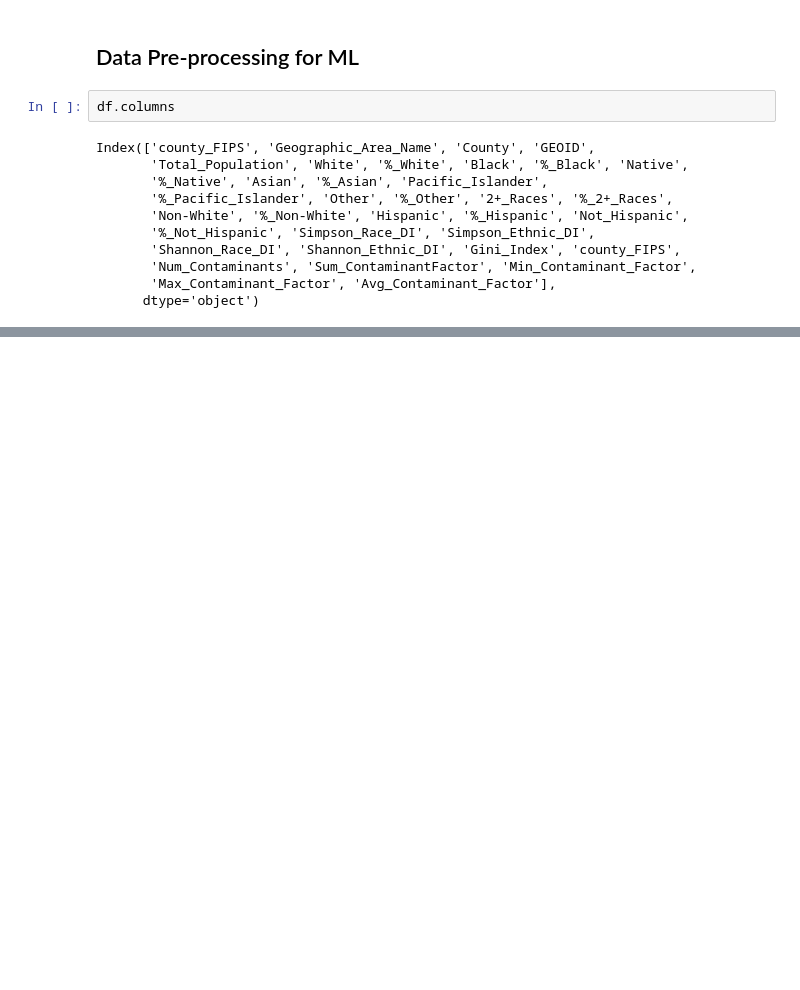
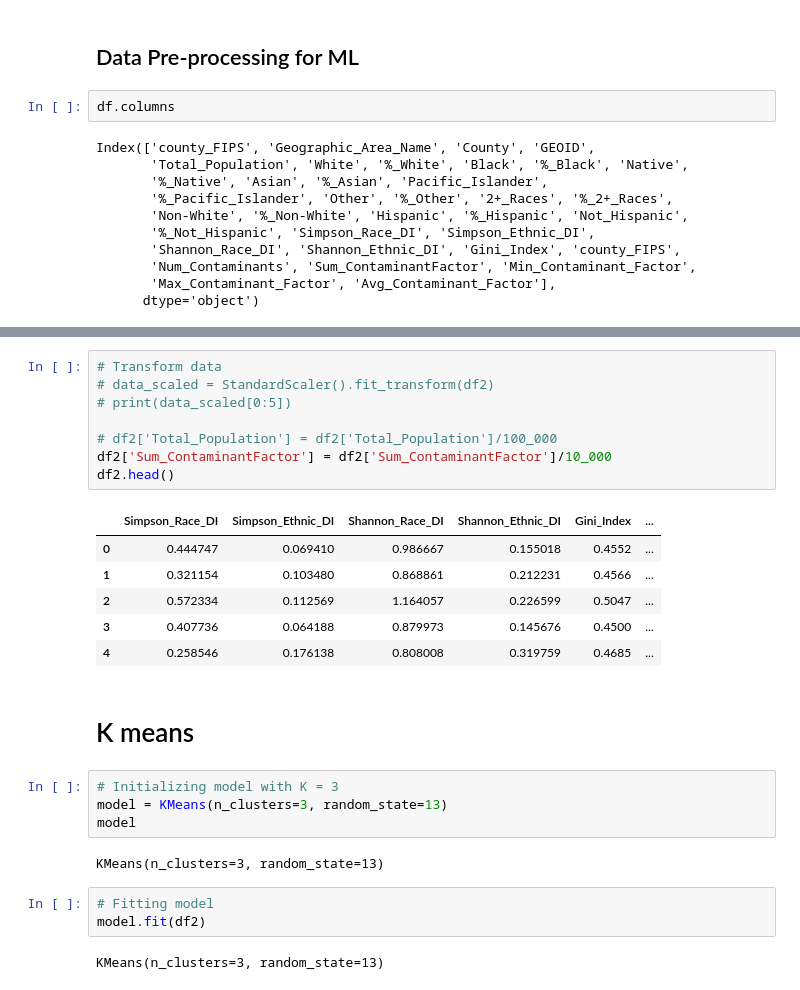
Before and after one commit to jonathantree/Water_Quality_Analysis, a Jupyter notebook: Machine_Learning/unsupervised_ML_exploration.ipynb, the cells around one changed output, grey strips where cells are left out. Cells and saved outputs as stored; diff of their text form; blank space fills up the shorter version.

```diff
--- a/Machine_Learning/unsupervised_ML_exploration.ipynb
+++ b/Machine_Learning/unsupervised_ML_exploration.ipynb
@@ -46,0 +97,28 @@ Index(['county_FIPS', 'Geographic_Area_Name', 'County', 'GEOID',
+# %%
+# Transform data
+# data_scaled = StandardScaler().fit_transform(df2)
+# print(data_scaled[0:5])
+
+# df2['Total_Population'] = df2['Total_Population']/100_000
+df2['Sum_ContaminantFactor'] = df2['Sum_ContaminantFactor']/10_000
+df2.head()
+# %% [output]
+|  | Simpson_Race_DI | Simpson_Ethnic_DI | Shannon_Race_DI | Shannon_Ethnic_DI | Gini_Index | ... |
+| 0 | 0.444747 | 0.069410 | 0.986667 | 0.155018 | 0.4552 | ... |
+| 1 | 0.321154 | 0.103480 | 0.868861 | 0.212231 | 0.4566 | ... |
+| 2 | 0.572334 | 0.112569 | 1.164057 | 0.226599 | 0.5047 | ... |
+| 3 | 0.407736 | 0.064188 | 0.879973 | 0.145676 | 0.4500 | ... |
+| 4 | 0.258546 | 0.176138 | 0.808008 | 0.319759 | 0.4685 | ... |
+# %% [markdown]
+# K means
+# %%
+# Initializing model with K = 3
+model = KMeans(n_clusters=3, random_state=13)
+model
+# %% [output]
+KMeans(n_clusters=3, random_state=13)
+# %%
+# Fitting model
+model.fit(df2)
+# %% [output]
+KMeans(n_clusters=3, random_state=13)
```
Also changed, not shown: parts of 17 cells of this notebook.
